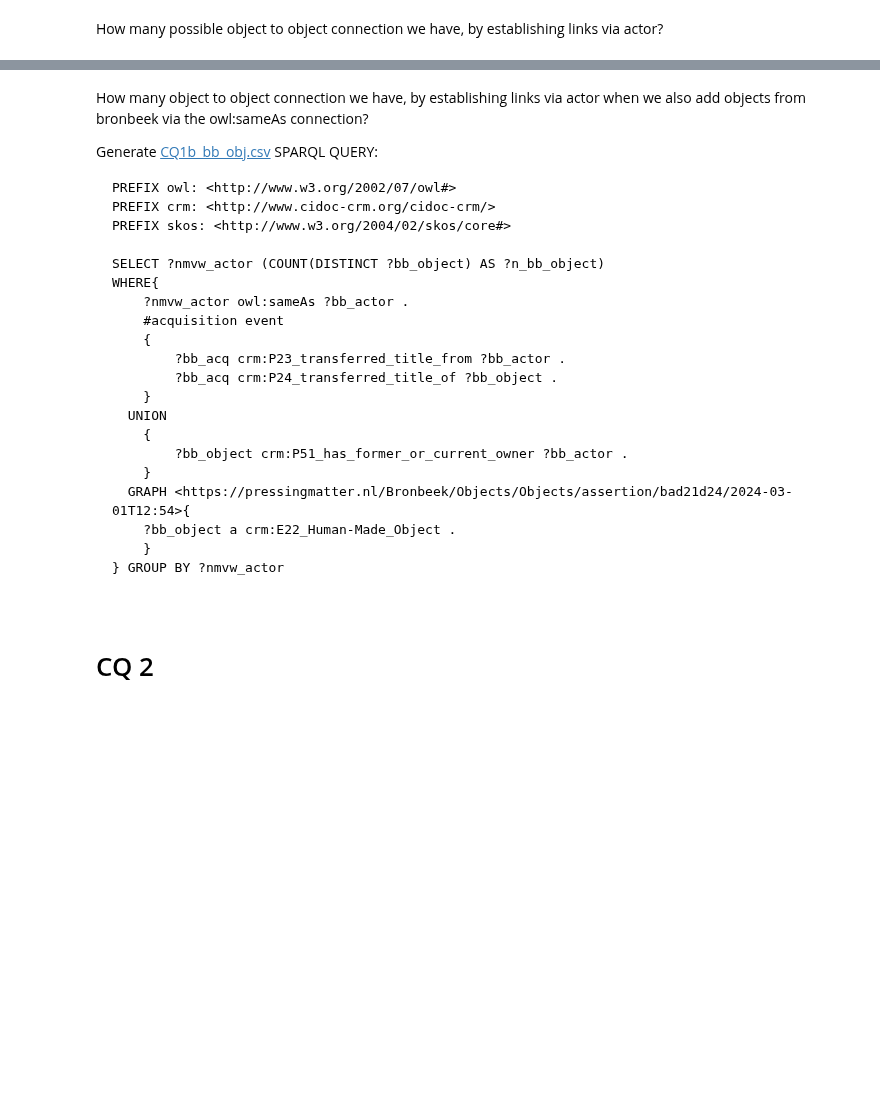
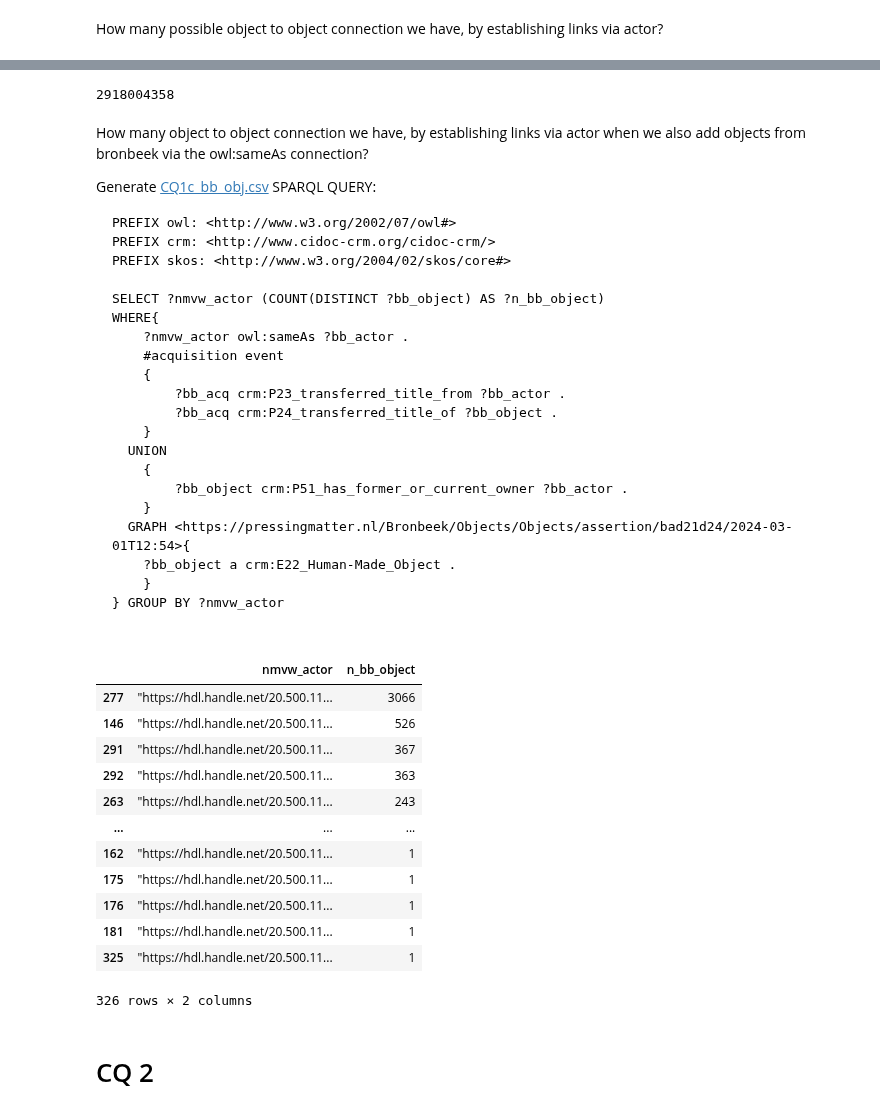
Before and after one commit to Shoilee/dh_entity_linking_v2, a Jupyter notebook: knowledge_discovery/query/results.ipynb, the cells around one changed output, grey strips where cells are left out. Drawn from its saved outputs; the diff is of its cells as text; code cells hidden in the pictures; blank space fills up the shorter version.

````diff
--- a/knowledge_discovery/query/results.ipynb
+++ b/knowledge_discovery/query/results.ipynb
@@ -243,7 +265,7 @@ def calculate_combinations(total_objects):
 
 import pandas as pd
 
-df1 = pd.read_csv("CQ1b_nmvw_obj.csv")
+df1 = pd.read_csv("CQ1c_nmvw_obj.csv")
 df1 = df1.iloc[: , :-1]
 df1.columns = ['n_nmvw_object', 'nmvw_actor']
 df1['n_nmvw_object'] = df1['n_nmvw_object'].apply(cleanup)
@@ -251,10 +273,12 @@ df1 = df1[df1.n_nmvw_object != 1]
 df1 = df1.sort_values(by=['n_nmvw_object'], ascending=False)
 df1['possible_connections'] = df1['n_nmvw_object'].apply(calculate_combinations)
 df1['possible_connections'].sum()
+# %% [output]
+2918004358
 # %% [markdown]
 How many object to object connection we have, by establishing links via actor when we also add objects from bronbeek via the owl:sameAs connection?
 
-Generate [CQ1b_bb_obj.csv](CQ1b_bb_obj.csv)
+Generate [CQ1c_bb_obj.csv](CQ1c_bb_obj.csv)
 SPARQL QUERY:
 ```
 PREFIX owl: <http://www.w3.org/2002/07/owl#>
@@ -282,23 +306,37 @@ WHERE{
 # %%
 import pandas as pd
 
 def cleanup(x: str):
     return int(str(x).replace('"', '').strip())
 
 import math
 
 def calculate_combinations(total_objects):
     combination_value = math.factorial(total_objects) // (math.factorial(2) * math.factorial(total_objects - 2))
     return combination_value
 
 import pandas as pd
 
-df2 = pd.read_csv("CQ1b_bb_obj.csv")
+df2 = pd.read_csv("CQ1c_bb_obj.csv")
 df2 = df2.iloc[: , :-1]
 df2.columns = ["nmvw_actor" , "n_bb_object"]
 df2['n_bb_object'] = df2['n_bb_object'].apply(cleanup)
 df2 = df2.sort_values(by=['n_bb_object'], ascending=False)
 df2
+# %% [output]
+|  | nmvw_actor | n_bb_object |
+| 277 | "https://hdl.handle.net/20.500.11... | 3066 |
+| 146 | "https://hdl.handle.net/20.500.11... | 526 |
+| 291 | "https://hdl.handle.net/20.500.11... | 367 |
+| 292 | "https://hdl.handle.net/20.500.11... | 363 |
+| 263 | "https://hdl.handle.net/20.500.11... | 243 |
+| ... | ... | ... |
+| 162 | "https://hdl.handle.net/20.500.11... | 1 |
+| 175 | "https://hdl.handle.net/20.500.11... | 1 |
+| 176 | "https://hdl.handle.net/20.500.11... | 1 |
+| 181 | "https://hdl.handle.net/20.500.11... | 1 |
+| 325 | "https://hdl.handle.net/20.500.11... | 1 |
+326 rows × 2 columns
 # %%
 # Merge the dataframes on 'nmvw_actor'
 merged_df = pd.merge(df1, df2, on='nmvw_actor', how='left')
````
Also changed, not shown: parts of 7 cells of this notebook.
